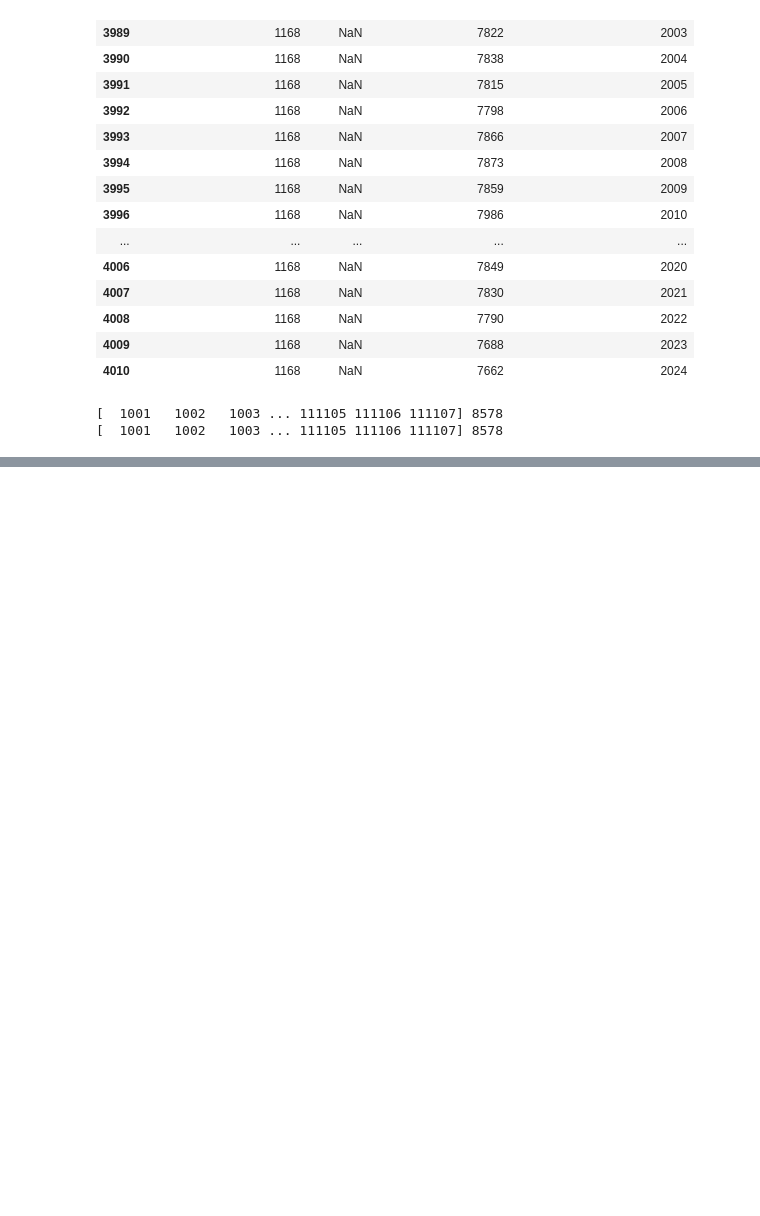
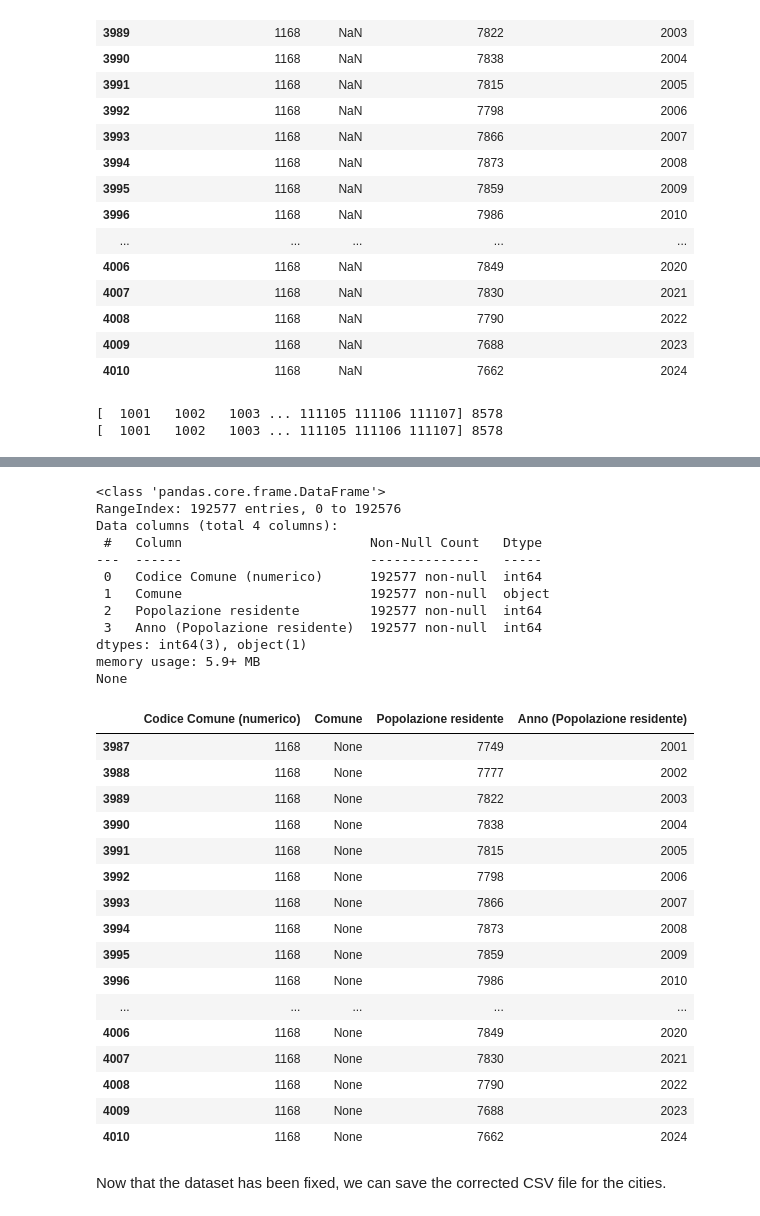
Before and after one commit to marcoboscato/ISTAT_traffic_analysis, a Jupyter notebook: analysis_notebook.ipynb, the cells around one changed output, grey strips where cells are left out. Cells and saved outputs as stored; diff of their text form; code cells hidden in the pictures; blank space fills up the shorter version.

```diff
--- a/analysis_notebook.ipynb
+++ b/analysis_notebook.ipynb
@@ -426,0 +270,38 @@ df_check[(df_check['Popolazione residente'] < 8000) & (df_check['Popolazione res
+# %%
+# fix missing values
+df_cities.loc[df_cities['Comune'].isnull(), 'Comune'] = 'None'
+
+print(df_cities.info())
+df_cities.loc[df_cities['Comune'] == 'None']
+# %% [output]
+<class 'pandas.core.frame.DataFrame'>
+RangeIndex: 192577 entries, 0 to 192576
+Data columns (total 4 columns):
+ #   Column                        Non-Null Count   Dtype
+---  ------                        --------------   -----
+ 0   Codice Comune (numerico)      192577 non-null  int64
+ 1   Comune                        192577 non-null  object
+ 2   Popolazione residente         192577 non-null  int64
+ 3   Anno (Popolazione residente)  192577 non-null  int64
+dtypes: int64(3), object(1)
+memory usage: 5.9+ MB
+None
+|  | Codice Comune (numerico) | Comune | Popolazione residente | Anno (Popolazione residente) |
+| 3987 | 1168 | None | 7749 | 2001 |
+| 3988 | 1168 | None | 7777 | 2002 |
+| 3989 | 1168 | None | 7822 | 2003 |
+| 3990 | 1168 | None | 7838 | 2004 |
+| 3991 | 1168 | None | 7815 | 2005 |
+| 3992 | 1168 | None | 7798 | 2006 |
+| 3993 | 1168 | None | 7866 | 2007 |
+| 3994 | 1168 | None | 7873 | 2008 |
+| 3995 | 1168 | None | 7859 | 2009 |
+| 3996 | 1168 | None | 7986 | 2010 |
+| ... | ... | ... | ... | ... |
+| 4006 | 1168 | None | 7849 | 2020 |
+| 4007 | 1168 | None | 7830 | 2021 |
+| 4008 | 1168 | None | 7790 | 2022 |
+| 4009 | 1168 | None | 7688 | 2023 |
+| 4010 | 1168 | None | 7662 | 2024 |
+# %% [markdown]
+Now that the dataset has been fixed, we can save the corrected CSV file for the cities.
```
Also changed, not shown: parts of 21 cells of this notebook, 2 other files.
